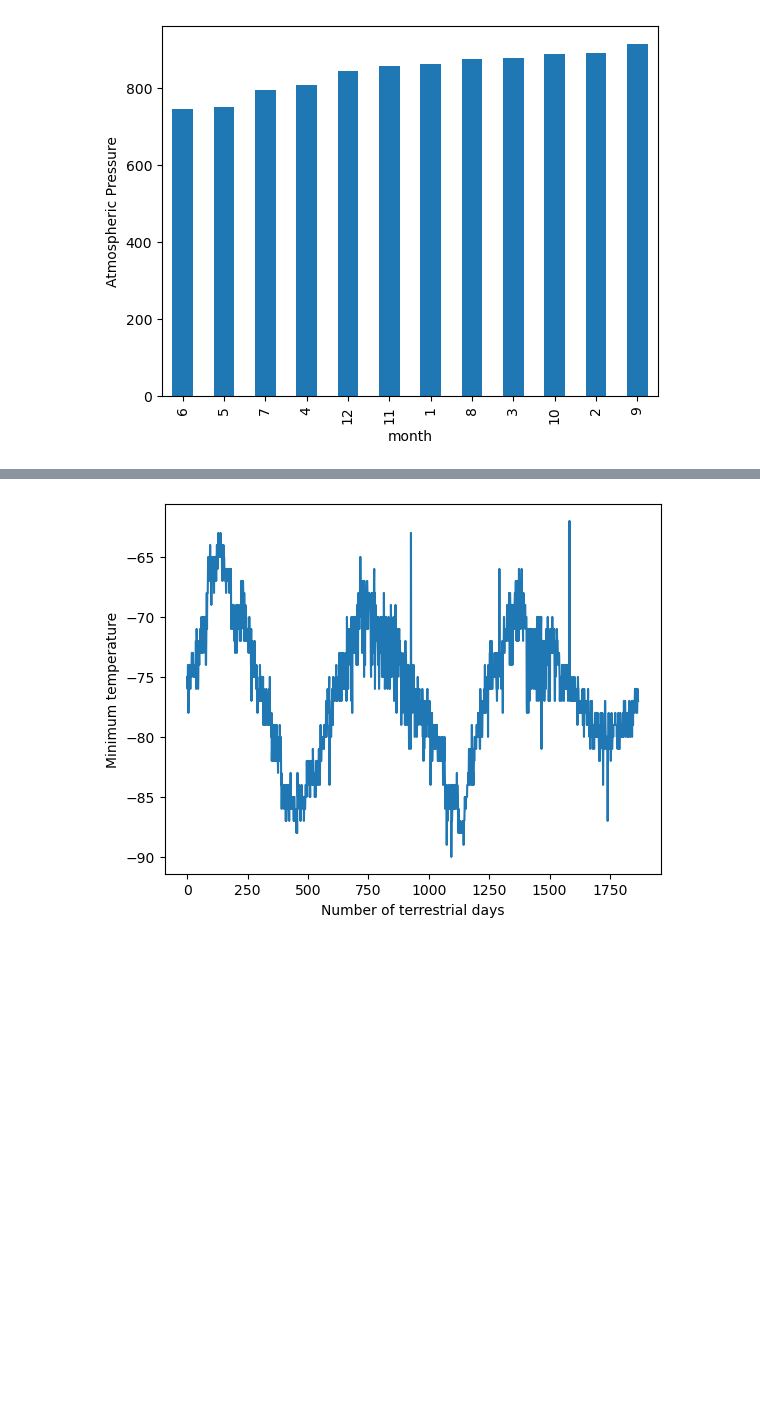
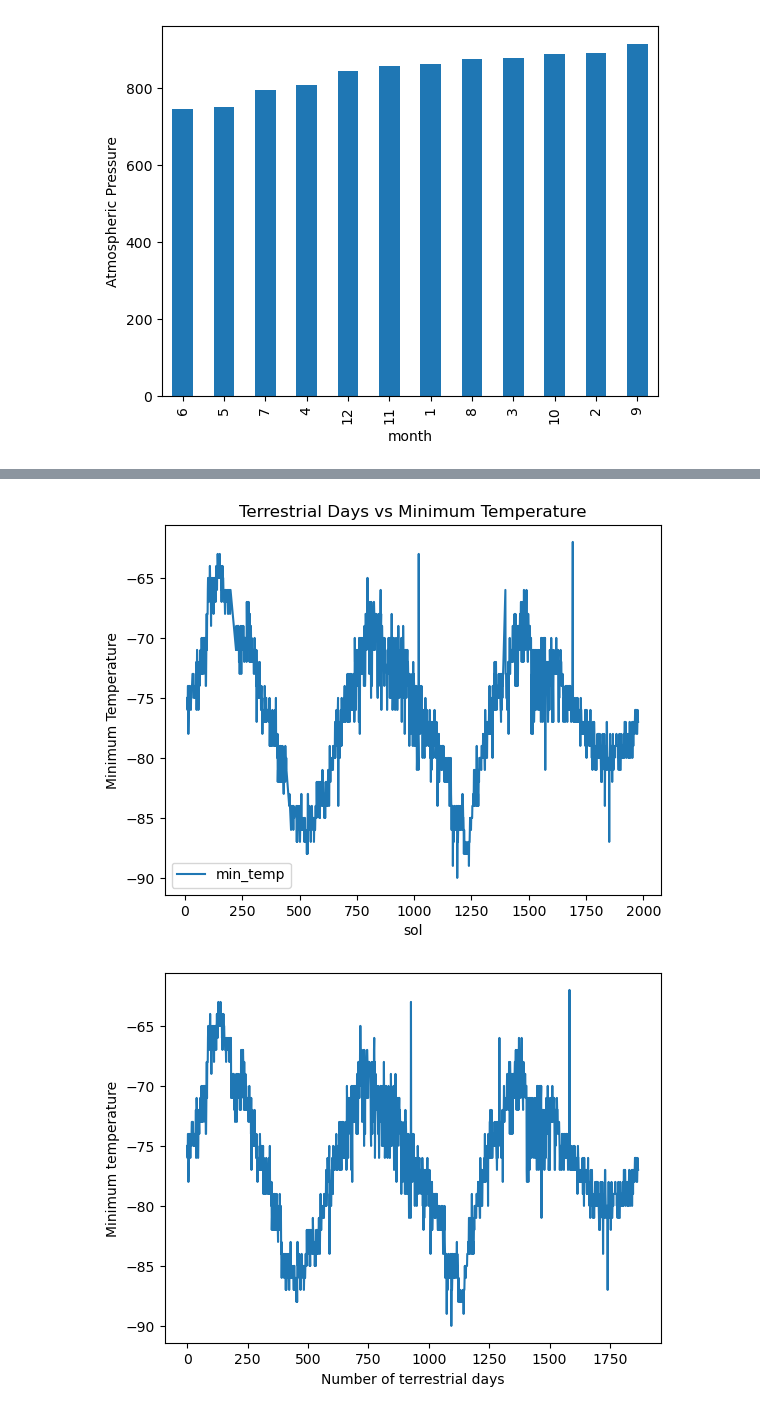
Before and after one commit to mlee22ph/scrape_challenge, a Jupyter notebook: part_2_mars_weather.ipynb, the cells around one changed output, grey strips where cells are left out. Saved outputs shown, nothing was run; the diff lists cells and outputs as text; code cells hidden in the pictures; blank space fills up the shorter version.

```diff
--- a/part_2_mars_weather.ipynb
+++ b/part_2_mars_weather.ipynb
@@ -235,3 +275,13 @@ Name: pressure, dtype: float64
+# %%
+# 5. How many terrestrial (earth) days are there in a Martian year?
+line_plot = mars_df.plot('sol', 'min_temp')
+line_plot.set_ylabel("Number of Terrrestrial Days")
+line_plot.set_ylabel("Minimum Temperature")
+line_plot.set_title("Terrestrial Days vs Minimum Temperature")
+
+plt.show()
+# %% [output]
+[figure, added]
 # %%
 # 5. How many terrestrial (earth) days are there in a Martian year?
 # %% [output]
```
Also changed, not shown: parts of 10 cells of this notebook, 1 other file.
